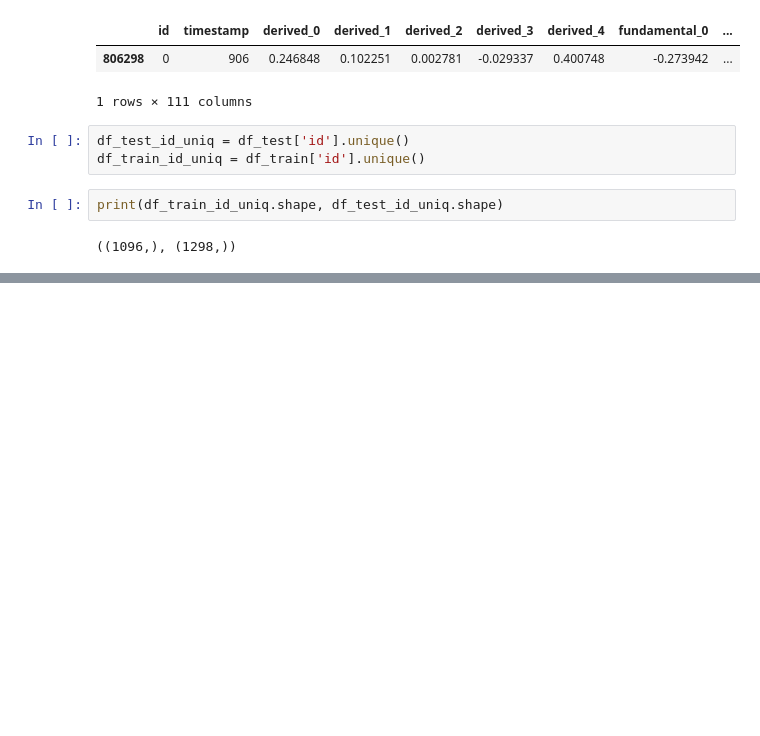
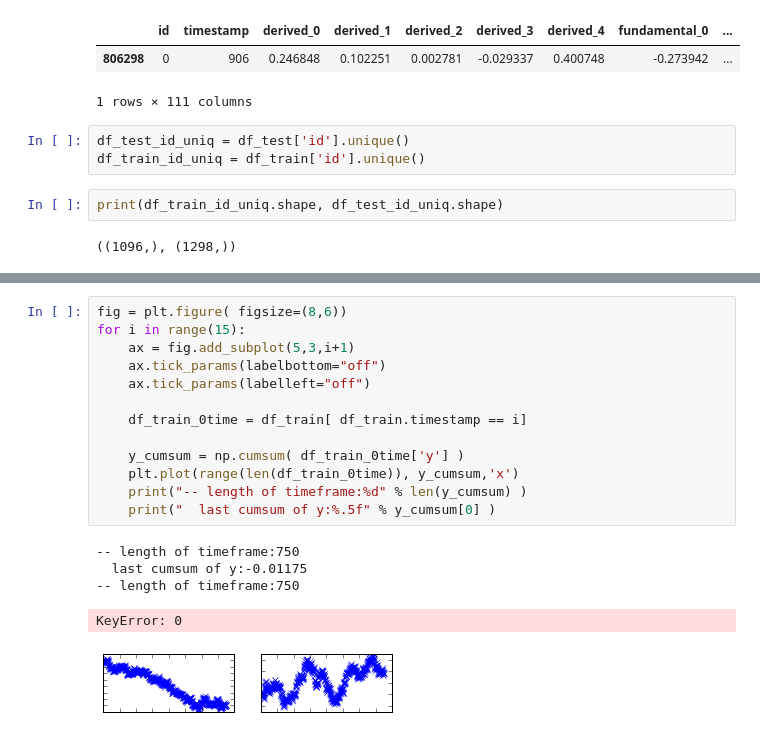
Before and after one commit to scrambleegg7/TwoSigma, a Jupyter notebook: twosigma.ipynb, the cells around one changed output, grey strips where cells are left out. Drawn from its saved outputs; the diff is of its cells as text; blank space fills up the shorter version.

```diff
--- a/twosigma.ipynb
+++ b/twosigma.ipynb
@@ -126,0 +109,19 @@ high_y_cut = 0.075
+# %%
+fig = plt.figure( figsize=(8,6))
+for i in range(15):
+    ax = fig.add_subplot(5,3,i+1)
+    ax.tick_params(labelbottom="off")
+    ax.tick_params(labelleft="off")
+
+    df_train_0time = df_train[ df_train.timestamp == i]
+
+    y_cumsum = np.cumsum( df_train_0time['y'] )
+    plt.plot(range(len(df_train_0time)), y_cumsum,'x')
+    print("-- length of timeframe:%d" % len(y_cumsum) )
+    print("  last cumsum of y:%.5f" % y_cumsum[0] )
+# %% [output]
+-- length of timeframe:750
+  last cumsum of y:-0.01175
+-- length of timeframe:750
+KeyError: 0
+[figure, added]
```
Also changed, not shown: parts of 28 cells of this notebook, 6 other files.
